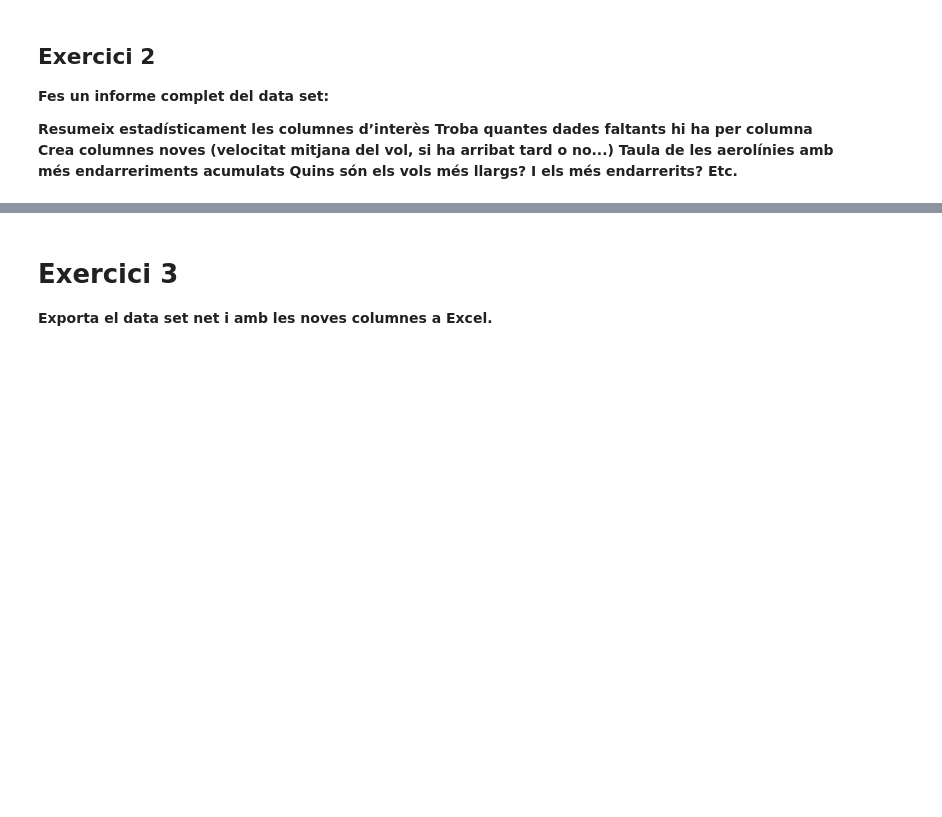
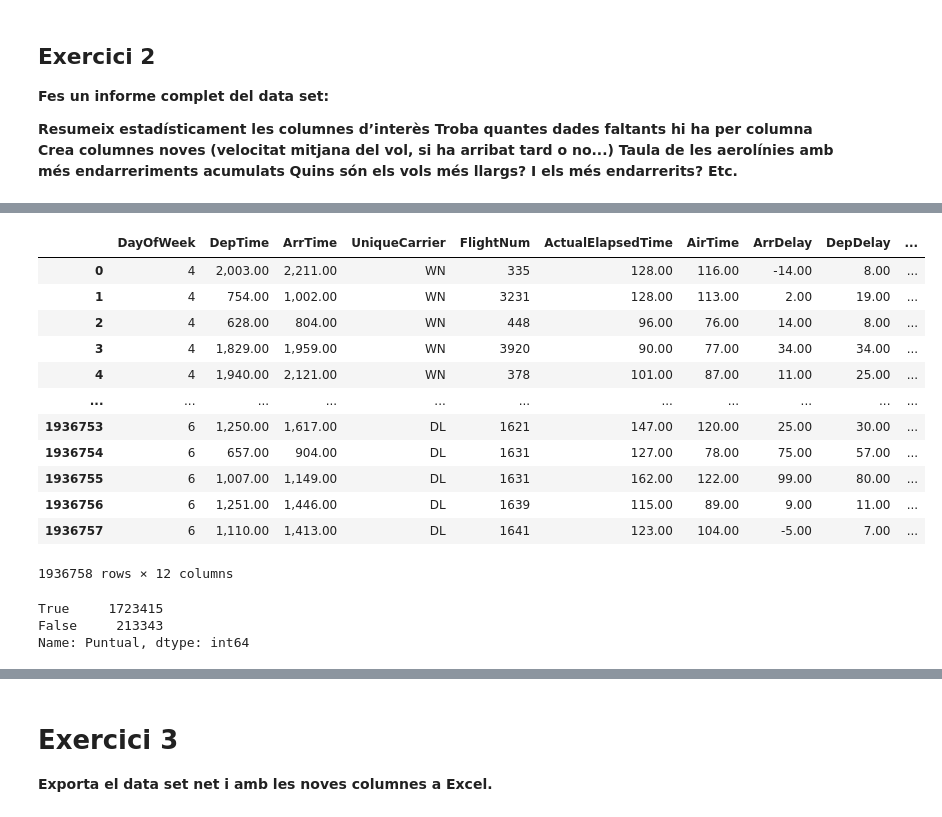
Before and after one commit to Dapina28/estructures_Dataframe, a Jupyter notebook: S02 T05 Exploració de les dades.ipynb, the cells around one changed output, grey strips where cells are left out. Cells and saved outputs as stored; diff of their text form; code cells hidden in the pictures; blank space fills up the shorter version.

```diff
--- a/S02 T05 Exploració de les dades.ipynb
+++ b/S02 T05 Exploració de les dades.ipynb
@@ -25,0 +111,26 @@ Etc.**
+# %%
+#Creem una columna nova per comprobar si el vol ha fet tard a partir d'una funció
+def fun(x):
+    return x > 0
+df['Puntual'] = df['ArrDelay'].apply(fun)
+df
+# %% [output]
+|  | DayOfWeek | DepTime | ArrTime | UniqueCarrier | FlightNum | ActualElapsedTime | AirTime | ArrDelay | DepDelay | ... |
+| 0 | 4 | 2,003.00 | 2,211.00 | WN | 335 | 128.00 | 116.00 | -14.00 | 8.00 | ... |
+| 1 | 4 | 754.00 | 1,002.00 | WN | 3231 | 128.00 | 113.00 | 2.00 | 19.00 | ... |
+| 2 | 4 | 628.00 | 804.00 | WN | 448 | 96.00 | 76.00 | 14.00 | 8.00 | ... |
+| 3 | 4 | 1,829.00 | 1,959.00 | WN | 3920 | 90.00 | 77.00 | 34.00 | 34.00 | ... |
+| 4 | 4 | 1,940.00 | 2,121.00 | WN | 378 | 101.00 | 87.00 | 11.00 | 25.00 | ... |
+| ... | ... | ... | ... | ... | ... | ... | ... | ... | ... | ... |
+| 1936753 | 6 | 1,250.00 | 1,617.00 | DL | 1621 | 147.00 | 120.00 | 25.00 | 30.00 | ... |
+| 1936754 | 6 | 657.00 | 904.00 | DL | 1631 | 127.00 | 78.00 | 75.00 | 57.00 | ... |
+| 1936755 | 6 | 1,007.00 | 1,149.00 | DL | 1631 | 162.00 | 122.00 | 99.00 | 80.00 | ... |
+| 1936756 | 6 | 1,251.00 | 1,446.00 | DL | 1639 | 115.00 | 89.00 | 9.00 | 11.00 | ... |
+| 1936757 | 6 | 1,110.00 | 1,413.00 | DL | 1641 | 123.00 | 104.00 | -5.00 | 7.00 | ... |
+1936758 rows × 12 columns
+# %%
+df['Puntual'].value_counts()
+# %% [output]
+True     1723415
+False     213343
+Name: Puntual, dtype: int64
```
Also changed, not shown: parts of 11 cells of this notebook.
